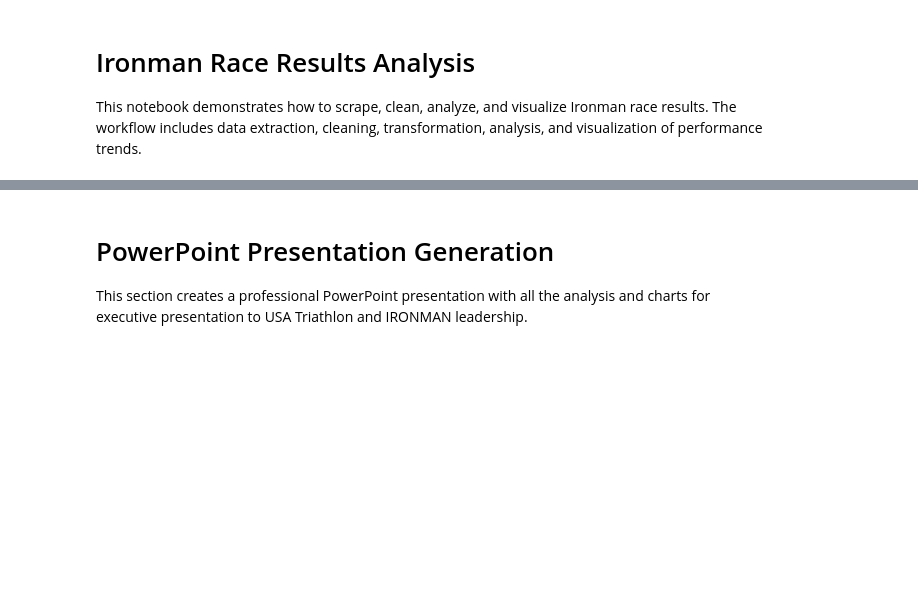
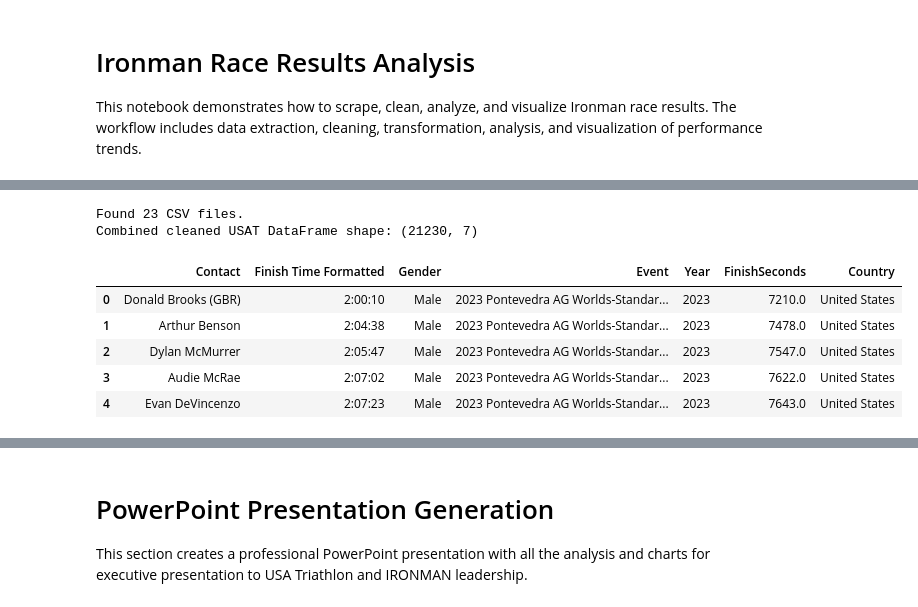
Before and after one commit to jhigh13/triathlon-db, a Jupyter notebook: tri_analysis/ironman_analysis.ipynb, the cells around one changed output, grey strips where cells are left out. Cells and saved outputs as stored; diff of their text form; code cells hidden in the pictures; blank space fills up the shorter version.

Commit message:
updated presentation

```diff
--- a/tri_analysis/ironman_analysis.ipynb
+++ b/tri_analysis/ironman_analysis.ipynb
@@ -149,6 +182,17 @@ def time_to_seconds(t):
     except Exception:
         return None
 
+# Clean USAT event names: strip .csv, - and _ characters
+def clean_usat_event_name(name):
+    # Remove .csv extension if present
+    if name.lower().endswith('.csv'):
+        name = name[:-4]
+    # Remove dashes and underscores
+    name = name.replace('-', '').replace('_', '')
+    return name
+
+# If you have a DataFrame with USAT event names, apply this function:
+
 cleaned_dfs = []
 for file in csv_files:
     file_path = os.path.join(folder_path, file)
@@ -174,33 +218,43 @@ for file in csv_files:
         df['Contact'] = df[first_col].astype(str).str.strip() + ' ' + df[last_col].astype(str).str.strip()
     elif name_col:
         df['Contact'] = df[name_col].astype(str).str.strip()
     else:
         df['Contact'] = df.iloc[:,0].astype(str).str.strip()
     if time_col:
         df['Finish Time Formatted'] = df[time_col].astype(str).str.strip()
     else:
         df['Finish Time Formatted'] = None
     if gender_col:
         df['Gender'] = df[gender_col].astype(str).str.strip()
         df['Gender'] = df['Gender'].apply(standardize_gender)
     else:
         df['Gender'] = None
     df['Event'] = file
     # Keep only the relevant columns
     df_clean = df[['Contact', 'Finish Time Formatted', 'Gender', 'Event']].copy()
     trimmed, year = zip(*df_clean['Event'].apply(extract_source_and_year))
     df_clean['Event'] = trimmed
+    #df_clean['Event'] = df_clean['Event'].apply(clean_usat_event_name)
     df_clean['Year'] = year
     df_clean['FinishSeconds'] = df_clean['Finish Time Formatted'].apply(time_to_seconds)
     cleaned_dfs.append(df_clean)
     #print(f"FinishTime: {time_col if time_col else 'None'}; Gender: {gender_col if gender_col else 'None'}")
     #display(df_clean.head())
 
 # Combine all cleaned DataFrames into one
 df_all_usat = pd.concat(cleaned_dfs, ignore_index=True)
 df_all_usat['Country'] = 'United States'
 print(f"Combined cleaned USAT DataFrame shape: {df_all_usat.shape}")
 display(df_all_usat.head())
+# %% [output]
+Found 23 CSV files.
+Combined cleaned USAT DataFrame shape: (21230, 7)
+|  | Contact | Finish Time Formatted | Gender | Event | Year | FinishSeconds | Country |
+| 0 | Donald Brooks (GBR) | 2:00:10 | Male | 2023 Pontevedra AG Worlds-Standar... | 2023 | 7210.0 | United States |
+| 1 | Arthur Benson | 2:04:38 | Male | 2023 Pontevedra AG Worlds-Standar... | 2023 | 7478.0 | United States |
+| 2 | Dylan McMurrer | 2:05:47 | Male | 2023 Pontevedra AG Worlds-Standar... | 2023 | 7547.0 | United States |
+| 3 | Audie McRae | 2:07:02 | Male | 2023 Pontevedra AG Worlds-Standar... | 2023 | 7622.0 | United States |
+| 4 | Evan DeVincenzo | 2:07:23 | Male | 2023 Pontevedra AG Worlds-Standar... | 2023 | 7643.0 | United States |
 # %%
 # Add Gender and Finish Time (Seconds) Columns
 
```
Also changed, not shown: parts of 14 cells of this notebook, 6 other files.
